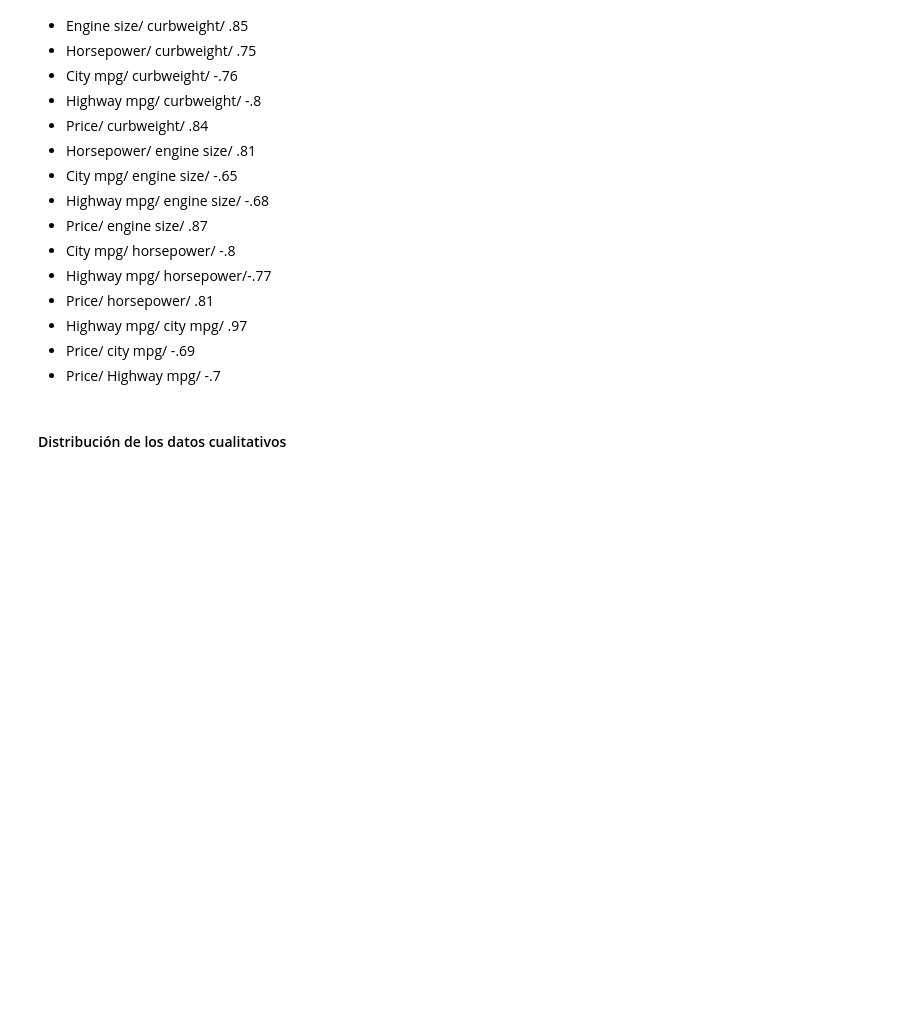
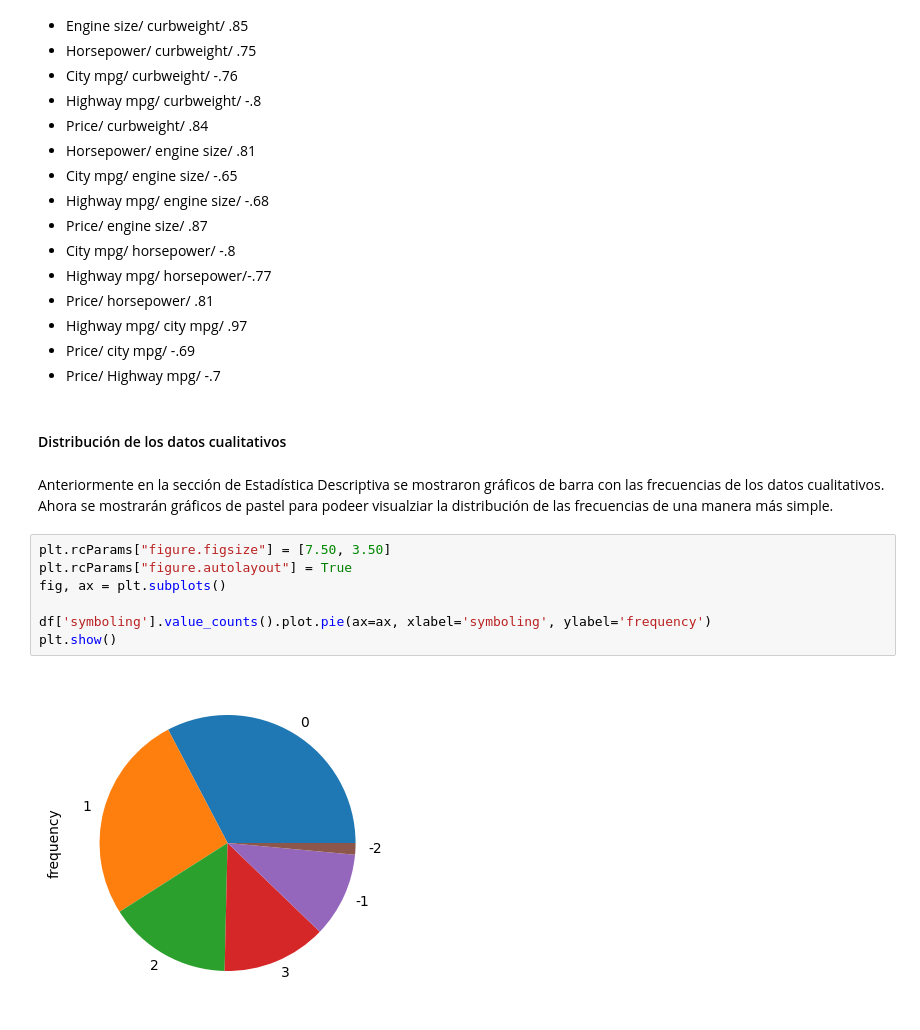
Before and after one commit to fedemedina72/PortafolioTC3006C, a Jupyter notebook: Modulo1/LimpiezaDatos.ipynb, the cells around one changed output. Cells and saved outputs as stored; diff of their text form; blank space fills up the shorter version.

```diff
--- a/Modulo1/LimpiezaDatos.ipynb
+++ b/Modulo1/LimpiezaDatos.ipynb
@@ -336,3 +336,14 @@ Una vez viendo los gráficos, encontramos que hay algunos valores que tienen alt
 - Price/ Highway mpg/ -.7
 # %% [markdown]
 #### Distribución de los datos cualitativos
+# %% [markdown]
+Anteriormente en la sección de Estadística Descriptiva se mostraron gráficos de barra con las frecuencias de los datos cualitativos. Ahora se mostrarán gráficos de pastel para podeer visualziar la distribución de las frecuencias de una manera más simple.
+# %%
+plt.rcParams["figure.figsize"] = [7.50, 3.50]
+plt.rcParams["figure.autolayout"] = True
+fig, ax = plt.subplots()
+
+df['symboling'].value_counts().plot.pie(ax=ax, xlabel='symboling', ylabel='frequency')
+plt.show()
+# %% [output]
+[figure, added]
```
Also changed, not shown: parts of 10 cells of this notebook.
